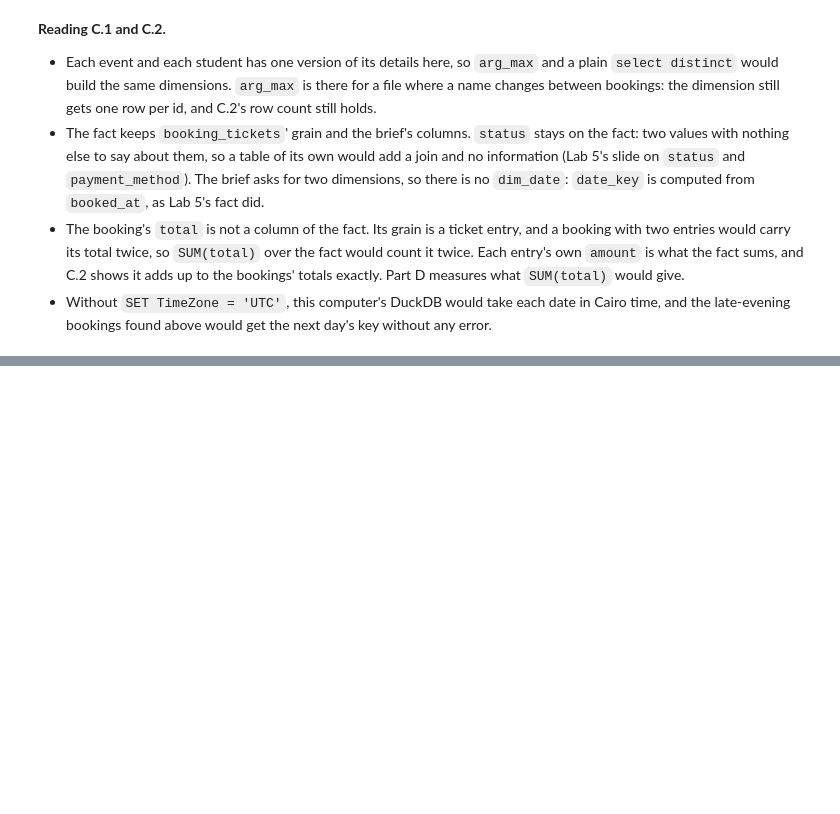
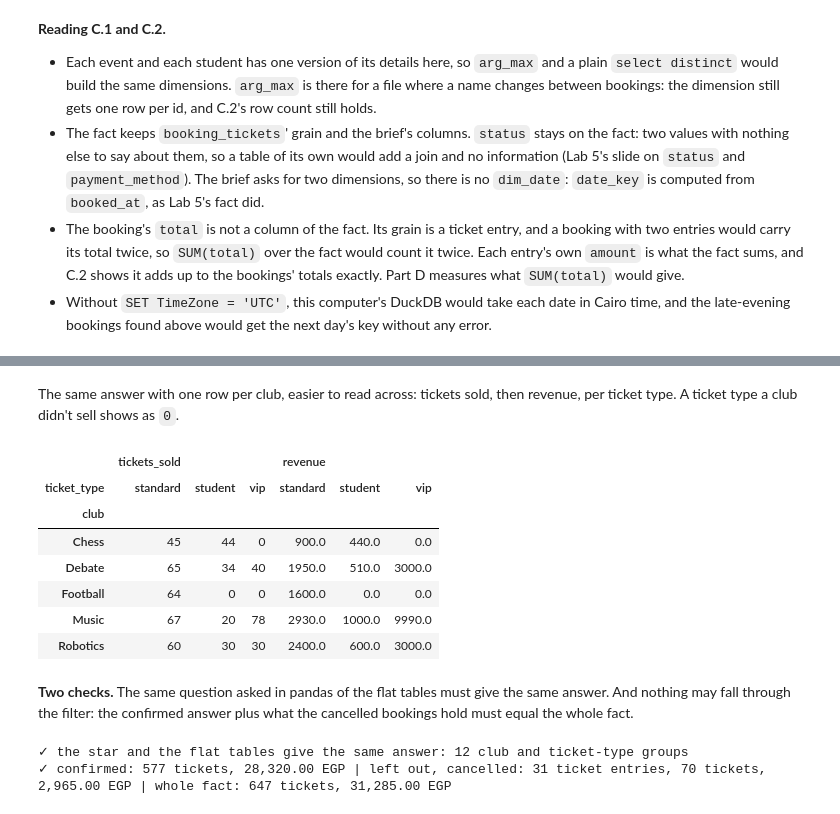
Before and after one commit to DanEhab/daniel-ehab_58-3825_MET-02_task2, a Jupyter notebook: task2.ipynb, the cells around one changed output, grey strips where cells are left out. Cells and saved outputs as stored; diff of their text form; code cells hidden in the pictures; blank space fills up the shorter version.

```diff
--- a/task2.ipynb
+++ b/task2.ipynb
@@ -1258,0 +1290,43 @@ print(f"✓ fact rows = booking_tickets rows = {len(booking_tickets)}; sum(amoun
+# %% [markdown]
+The same answer with one row per club, easier to read across: tickets sold, then revenue, per ticket type. A ticket type a club didn't sell shows as `0`.
+# %%
+answer.pivot_table(index="club", columns="ticket_type", values=["tickets_sold", "revenue"], aggfunc="sum", fill_value=0)[["tickets_sold", "revenue"]]
+# %% [output]
+|  | tickets_sold |  |  | revenue |  |  |
+| ticket_type | standard | student | vip | standard | student | vip |
+| club |  |  |  |  |  |  |
+| Chess | 45 | 44 | 0 | 900.0 | 440.0 | 0.0 |
+| Debate | 65 | 34 | 40 | 1950.0 | 510.0 | 3000.0 |
+| Football | 64 | 0 | 0 | 1600.0 | 0.0 | 0.0 |
+| Music | 67 | 20 | 78 | 2930.0 | 1000.0 | 9990.0 |
+| Robotics | 60 | 30 | 30 | 2400.0 | 600.0 | 3000.0 |
+# %% [markdown]
+**Two checks.** The same question asked in pandas of the flat tables must give the same answer. And nothing may fall through the filter: the confirmed answer plus what the cancelled bookings hold must equal the whole fact.
+# %%
+# ✓ check
+flat = booking_tickets.merge(bookings[["booking_id", "status", "event_club"]], on="booking_id", validate="many_to_one")
+pandas_answer = (
+    flat[flat["status"] == "confirmed"]
+    .groupby(["event_club", "type"], as_index=False)
+    .agg(tickets_sold=("qty", "sum"), revenue=("amount", "sum"))
+    .rename(columns={"event_club": "club", "type": "ticket_type"})
+    .sort_values(["club", "ticket_type"], ignore_index=True)
+)
+assert answer[["club", "ticket_type"]].equals(pandas_answer[["club", "ticket_type"]]), "same groups"
+assert (answer["tickets_sold"].to_numpy() == pandas_answer["tickets_sold"].to_numpy()).all(), "same tickets sold"
+assert (abs(answer["revenue"].to_numpy() - pandas_answer["revenue"].to_numpy()) < 0.005).all(), "same revenue"
+
+cancelled_entries, cancelled_tickets, cancelled_revenue = con.sql(
+    "select count(*), coalesce(sum(qty), 0)::bigint, coalesce(sum(amount), 0) from fact_ticket_sales where status = 'cancelled'"
+).fetchone()
+all_tickets, all_revenue = con.sql("select sum(qty)::bigint, sum(amount) from fact_ticket_sales").fetchone()
+assert answer["tickets_sold"].sum() + cancelled_tickets == all_tickets, "confirmed + cancelled = every ticket"
+assert abs(answer["revenue"].sum() + cancelled_revenue - all_revenue) < 0.005, "confirmed + cancelled = all revenue"
+
+print("✓ the star and the flat tables give the same answer:", len(answer), "club and ticket-type groups")
+print(f"✓ confirmed: {answer['tickets_sold'].sum()} tickets, {answer['revenue'].sum():,.2f} EGP"
+      f" | left out, cancelled: {cancelled_entries} ticket entries, {cancelled_tickets} tickets, {cancelled_revenue:,.2f} EGP"
+      f" | whole fact: {all_tickets} tickets, {all_revenue:,.2f} EGP")
+# %% [output]
+✓ the star and the flat tables give the same answer: 12 club and ticket-type groups
+✓ confirmed: 577 tickets, 28,320.00 EGP | left out, cancelled: 31 ticket entries, 70 tickets, 2,965.00 EGP | whole fact: 647 tickets, 31,285.00 EGP
```
Also changed, not shown: parts of 3 cells of this notebook.
